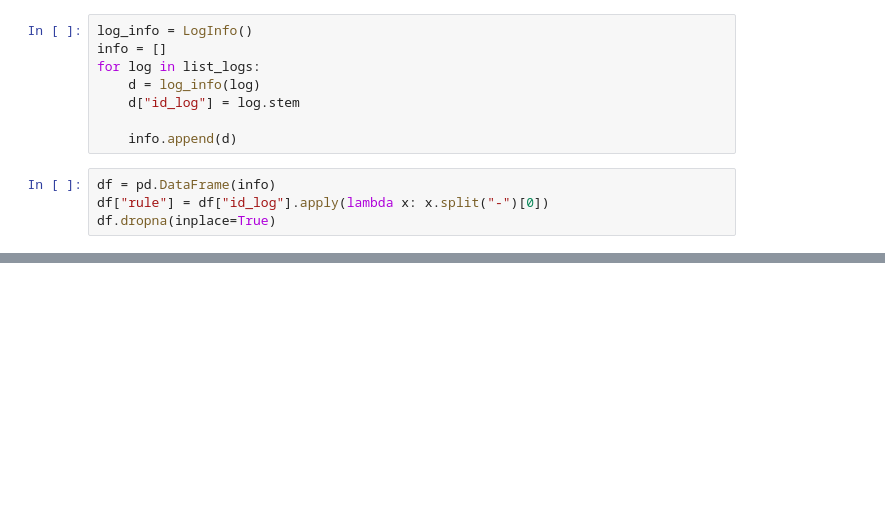
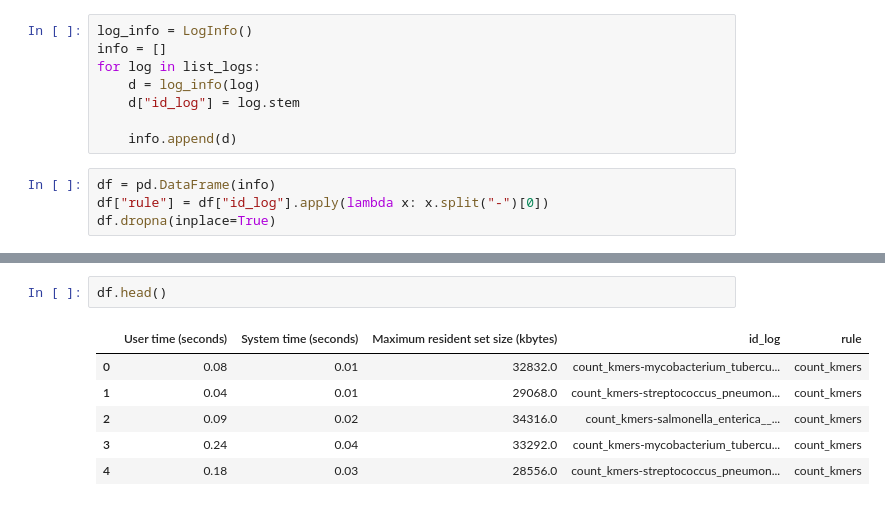
Before and after one commit to pg-space/panspace, a Jupyter notebook: notebooks/logs_fcgr_pipeline.ipynb, the cells around one changed output, grey strips where cells are left out. Drawn from its saved outputs; the diff is of its cells as text; blank space fills up the shorter version.

```diff
--- a/notebooks/logs_fcgr_pipeline.ipynb
+++ b/notebooks/logs_fcgr_pipeline.ipynb
@@ -33,0 +34,9 @@ sns.boxplot(data=df, x="User time (seconds)", hue="rule",)
+# %%
+df.head()
+# %% [output]
+|  | User time (seconds) | System time (seconds) | Maximum resident set size (kbytes) | id_log | rule |
+| 0 | 0.08 | 0.01 | 32832.0 | count_kmers-mycobacterium_tubercu... | count_kmers |
+| 1 | 0.04 | 0.01 | 29068.0 | count_kmers-streptococcus_pneumon... | count_kmers |
+| 2 | 0.09 | 0.02 | 34316.0 | count_kmers-salmonella_enterica__... | count_kmers |
+| 3 | 0.24 | 0.04 | 33292.0 | count_kmers-mycobacterium_tubercu... | count_kmers |
+| 4 | 0.18 | 0.03 | 28556.0 | count_kmers-streptococcus_pneumon... | count_kmers |
```
Also changed, not shown: parts of 4 cells of this notebook, 2 other files.
